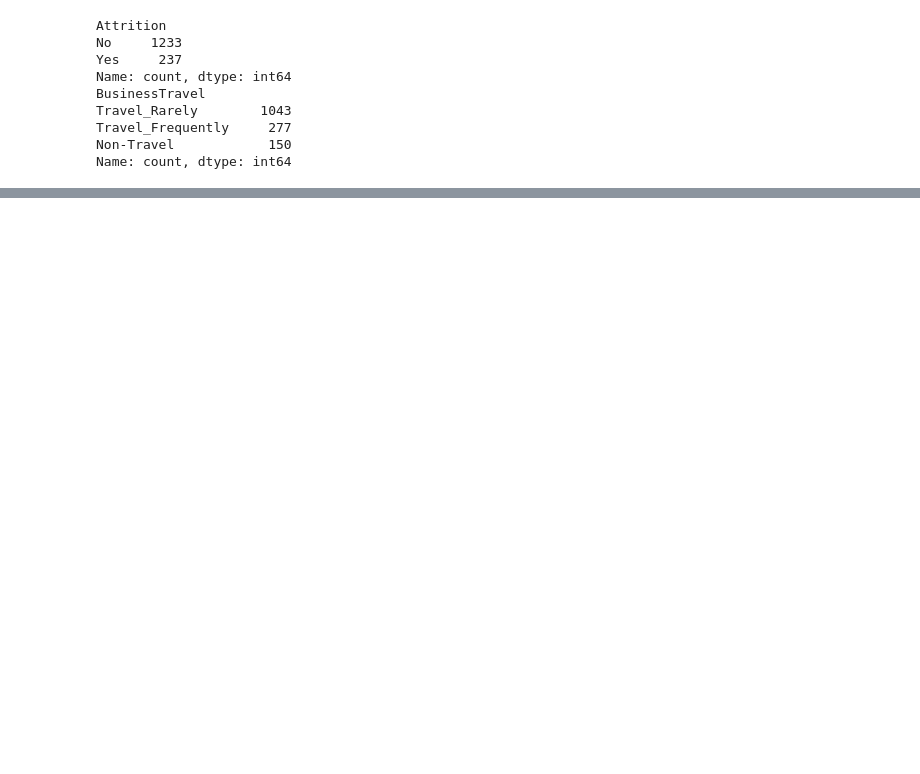
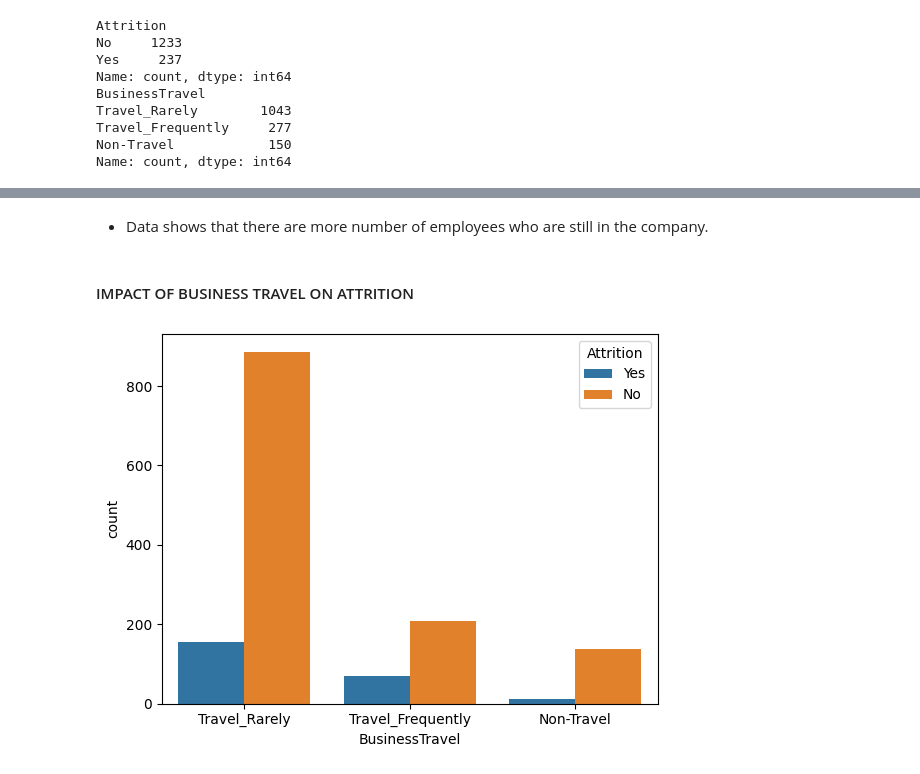
Before and after one commit to Via-Cai/hr-python, a Jupyter notebook: hr-analytics-python.ipynb, the cells around one changed output, grey strips where cells are left out. Drawn from its saved outputs; the diff is of its cells as text; code cells hidden in the pictures; blank space fills up the shorter version.

```diff
--- a/hr-analytics-python.ipynb
+++ b/hr-analytics-python.ipynb
@@ -183,0 +174,9 @@ fig.show()
+# %% [markdown]
+* Data shows that there are more number of employees who are still in the company.
+# %% [markdown]
+#### IMPACT OF BUSINESS TRAVEL ON ATTRITION
+# %%
+sns.countplot(hue=df.Attrition, x=df.BusinessTravel)
+plt.show()
+# %% [output]
+[figure, added]
```
Also changed, not shown: parts of 3 cells of this notebook.
